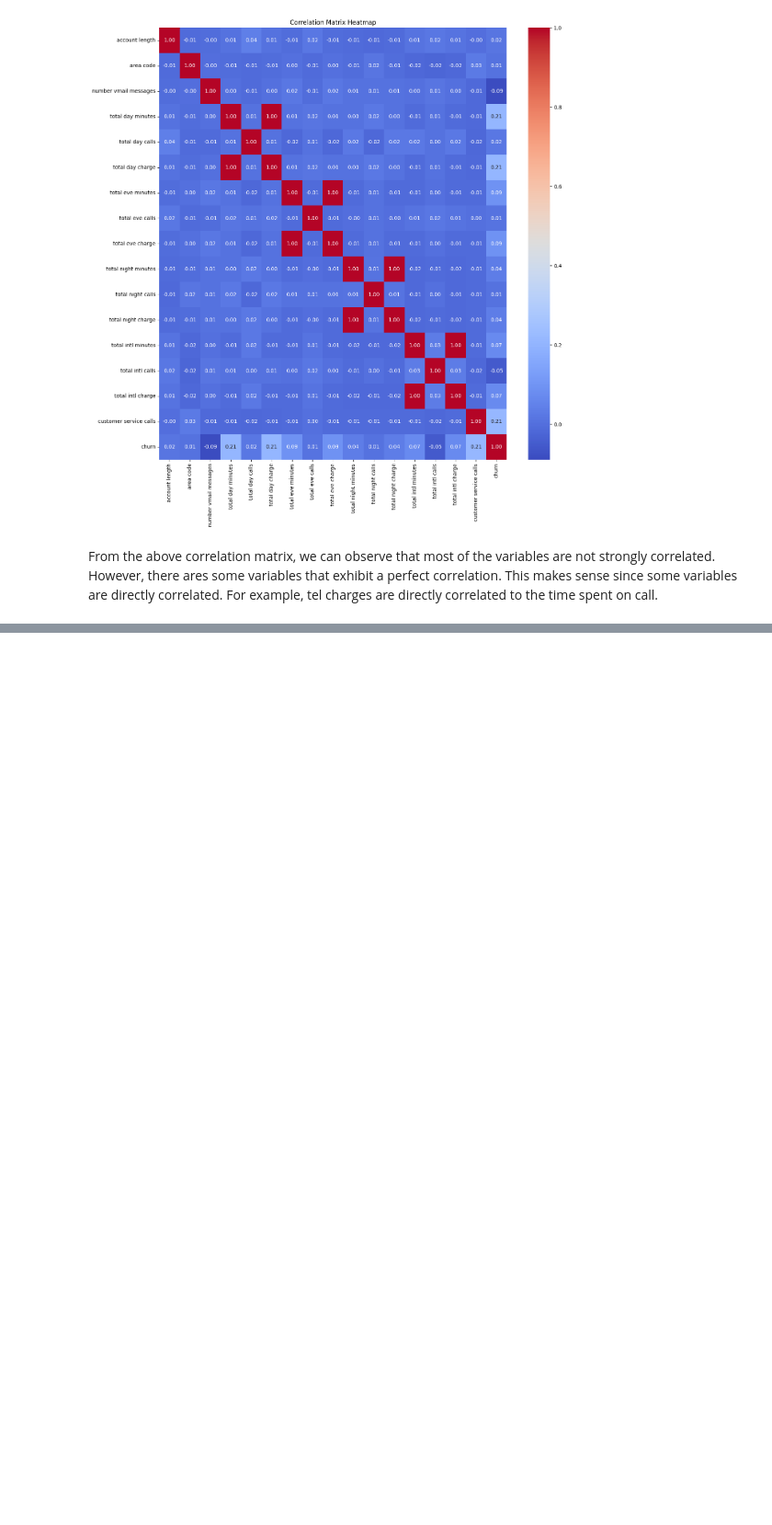
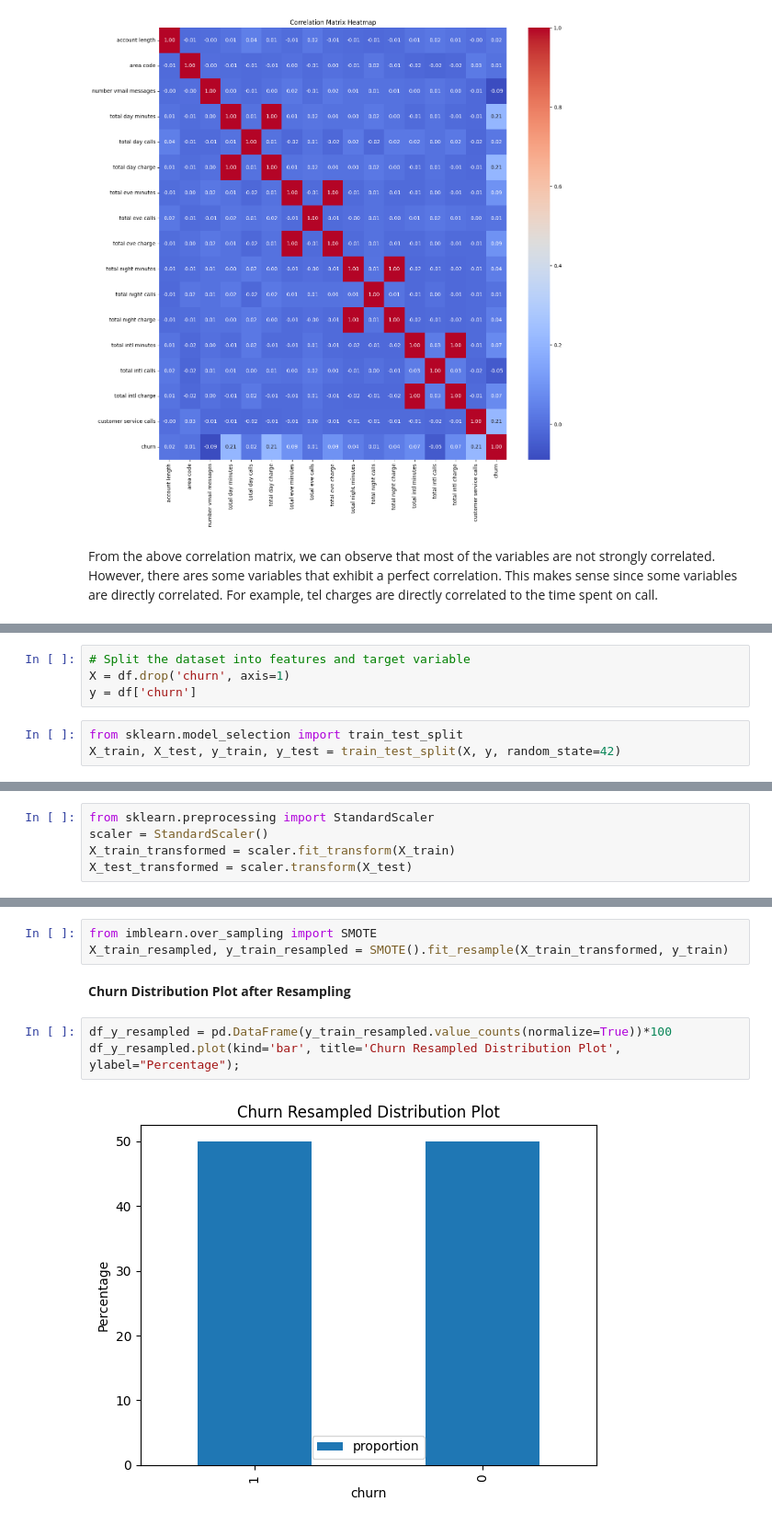
Before and after one commit to D-EKALE/phase-3-final-project, a Jupyter notebook: phase-3-final-project.ipynb, the cells around one changed output, grey strips where cells are left out. Shown at 92% size. Cells and saved outputs as stored; diff of their text form; blank space fills up the shorter version.

Commit message:
'Added a few plot and preprocessed the dataset'

```diff
--- a/phase-3-final-project.ipynb
+++ b/phase-3-final-project.ipynb
@@ -193,0 +264,7 @@ From the above correlation matrix, we can observe that most of the variables are
+# %%
+# Split the dataset into features and target variable
+X = df.drop('churn', axis=1)
+y = df['churn']
+# %%
+from sklearn.model_selection import train_test_split
+X_train, X_test, y_train, y_test = train_test_split(X, y, random_state=42)
@@ -193,0 +273,5 @@ From the above correlation matrix, we can observe that most of the variables are
+# %%
+from sklearn.preprocessing import StandardScaler
+scaler = StandardScaler()
+X_train_transformed = scaler.fit_transform(X_train)
+X_test_transformed = scaler.transform(X_test)
@@ -193,0 +282,10 @@ From the above correlation matrix, we can observe that most of the variables are
+# %%
+from imblearn.over_sampling import SMOTE
+X_train_resampled, y_train_resampled = SMOTE().fit_resample(X_train_transformed, y_train)
+# %% [markdown]
+**Churn Distribution Plot after Resampling**
+# %%
+df_y_resampled = pd.DataFrame(y_train_resampled.value_counts(normalize=True))*100
+df_y_resampled.plot(kind='bar', title='Churn Resampled Distribution Plot', ylabel="Percentage");
+# %% [output]
+[figure, added]
```
Also changed, not shown: parts of 18 cells of this notebook.
